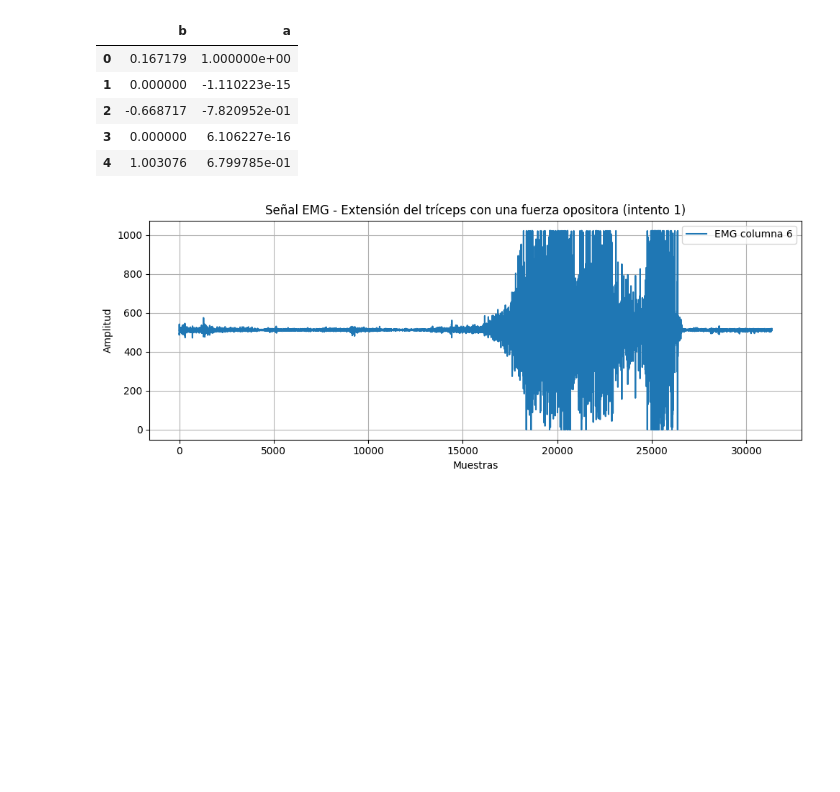
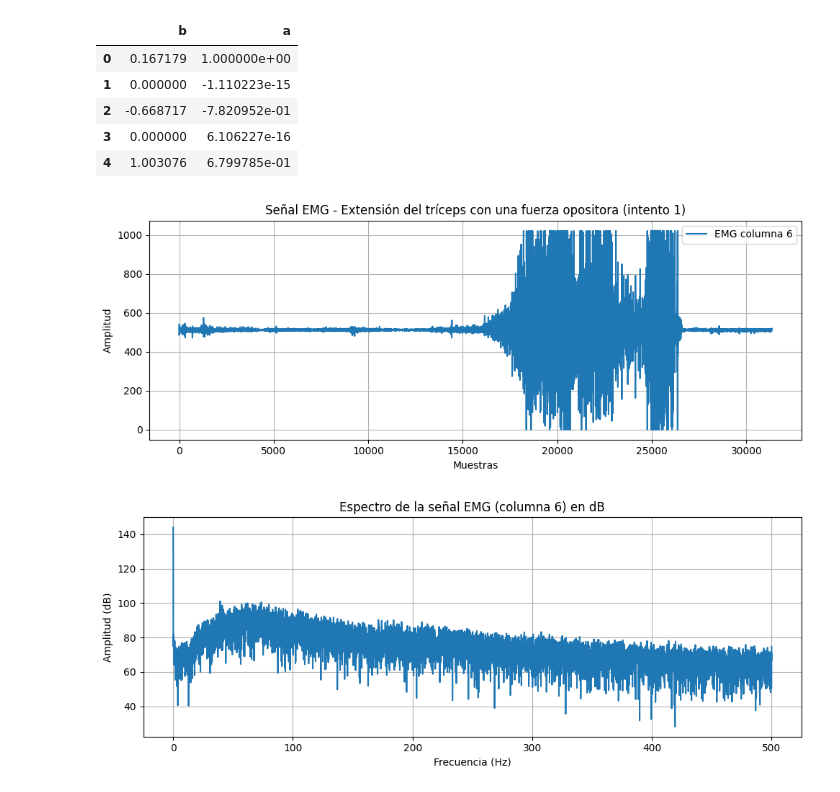
Before and after one commit to PamelaVilchez/GRUPO-08-ISB-2025-II, a Jupyter notebook: Laboratorios/Laboratorio 6 - Filtros/EMG_1.ipynb, the cells around one changed output. Saved outputs shown, nothing was run; the diff lists cells and outputs as text; code cells hidden in the pictures; blank space fills up the shorter version.

```diff
--- a/Laboratorios/Laboratorio 6 - Filtros/EMG_1.ipynb
+++ b/Laboratorios/Laboratorio 6 - Filtros/EMG_1.ipynb
@@ -23,22 +23,45 @@ df.head()
 # %%
 # Cargar todo el archivo
 data = np.loadtxt("EMG-T_01_MOV2.txt")
 
 # Extraer solo la columna 6 (índice 5)
 emg_signal = data[:, 5]
 
 # Graficar la señal
 plt.figure(figsize=(10,4))
 plt.plot(emg_signal, label="EMG columna 6")
 plt.title("Señal EMG - Extensión del tríceps con una fuerza opositora (intento 1)")
 plt.xlabel("Muestras")
 plt.ylabel("Amplitud")
 plt.legend()
 plt.grid(True)
 plt.tight_layout()
 plt.show()
+
+
+# Parámetros de muestreo
+fs = 1000  # Hz (ajusta según tu adquisición)
+
+# FFT
+n = len(emg_signal)
+frequencies1 = np.fft.rfftfreq(n, d=1/fs)
+spectrum1 = np.abs(np.fft.rfft(emg_signal))
+
+# Conversión a decibelios
+spectrum_db_1 = 20 * np.log10(spectrum1 + 1e-12)  # 1e-12 evita log(0)
+
+# Graficar en dB
+plt.figure(figsize=(10, 4))
+plt.plot(frequencies1, spectrum_db_1)
+plt.title("Espectro de la señal EMG (columna 6) en dB")
+plt.xlabel("Frecuencia (Hz)")
+plt.ylabel("Amplitud (dB)")
+plt.grid(True)
+plt.tight_layout()
+plt.show()
 # %% [output]
 [figure]
+[figure, added]
 # %%
 # Cargar todo el archivo 2
 data = np.loadtxt("EMG_02_MOV2.txt")
```
Also changed, not shown: parts of 3 cells of this notebook.
